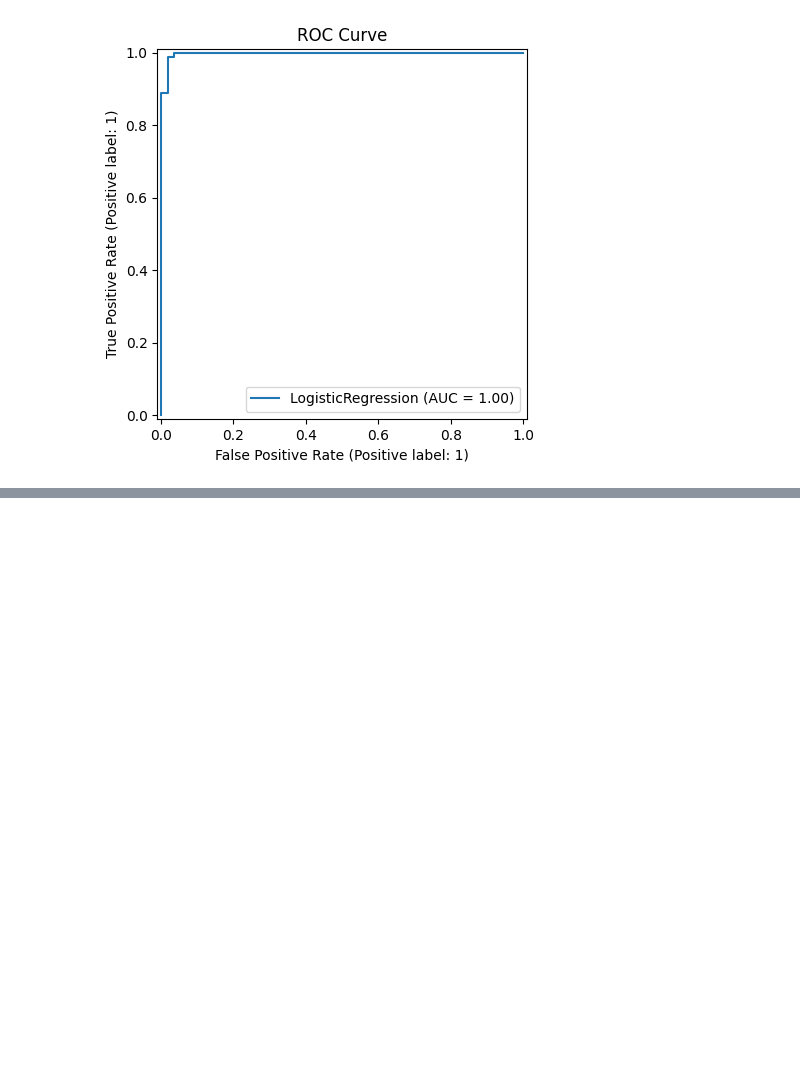
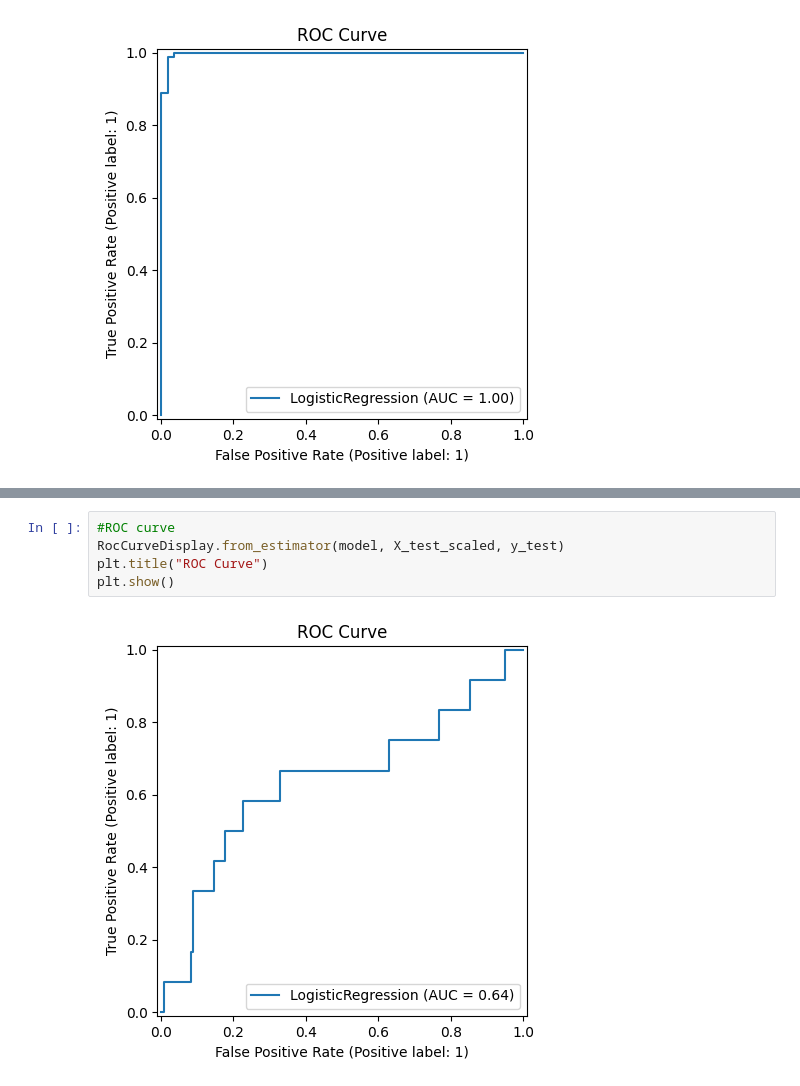
Before and after one commit to Jbaner/OMDSModC_Capstone_Project, a Jupyter notebook: OMDS_ModC_Week4_Banerjee_Jayeeta.ipynb, the cells around one changed output, grey strips where cells are left out. Cells and saved outputs as stored; diff of their text form; blank space fills up the shorter version.

```diff
--- a/OMDS_ModC_Week4_Banerjee_Jayeeta.ipynb
+++ b/OMDS_ModC_Week4_Banerjee_Jayeeta.ipynb
@@ -446,0 +521,7 @@ plt.show()
+# %%
+#ROC curve
+RocCurveDisplay.from_estimator(model, X_test_scaled, y_test)
+plt.title("ROC Curve")
+plt.show()
+# %% [output]
+[figure, added]
```
Also changed, not shown: parts of 14 cells of this notebook.
